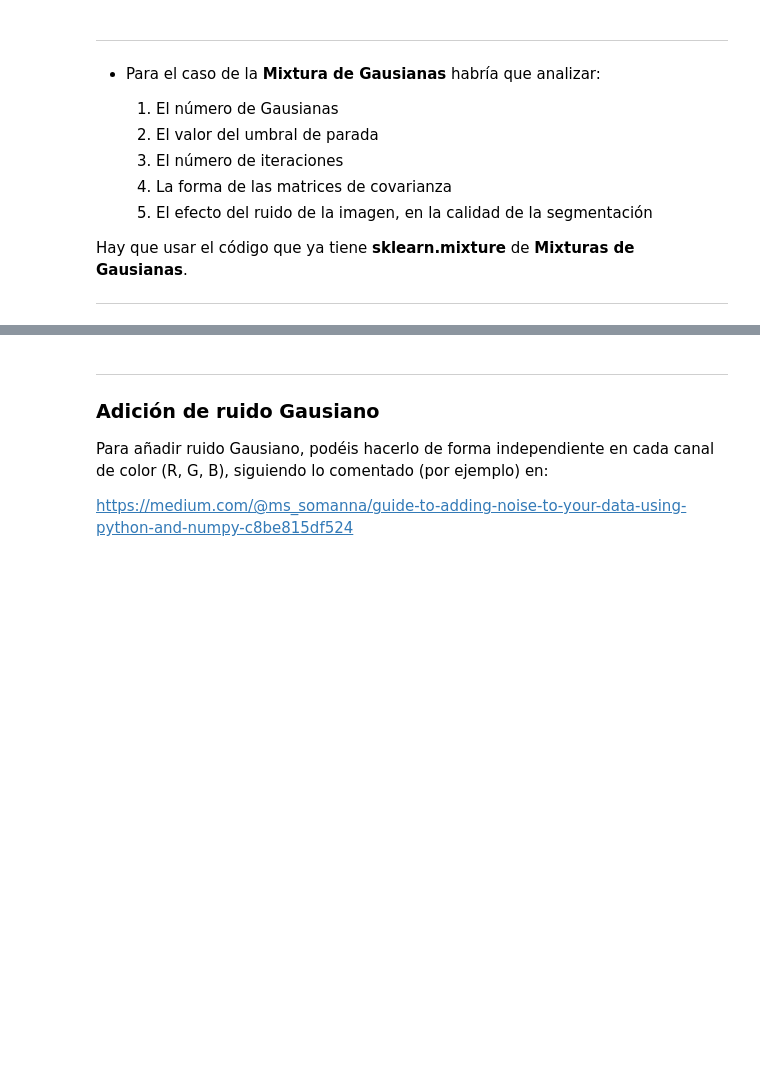
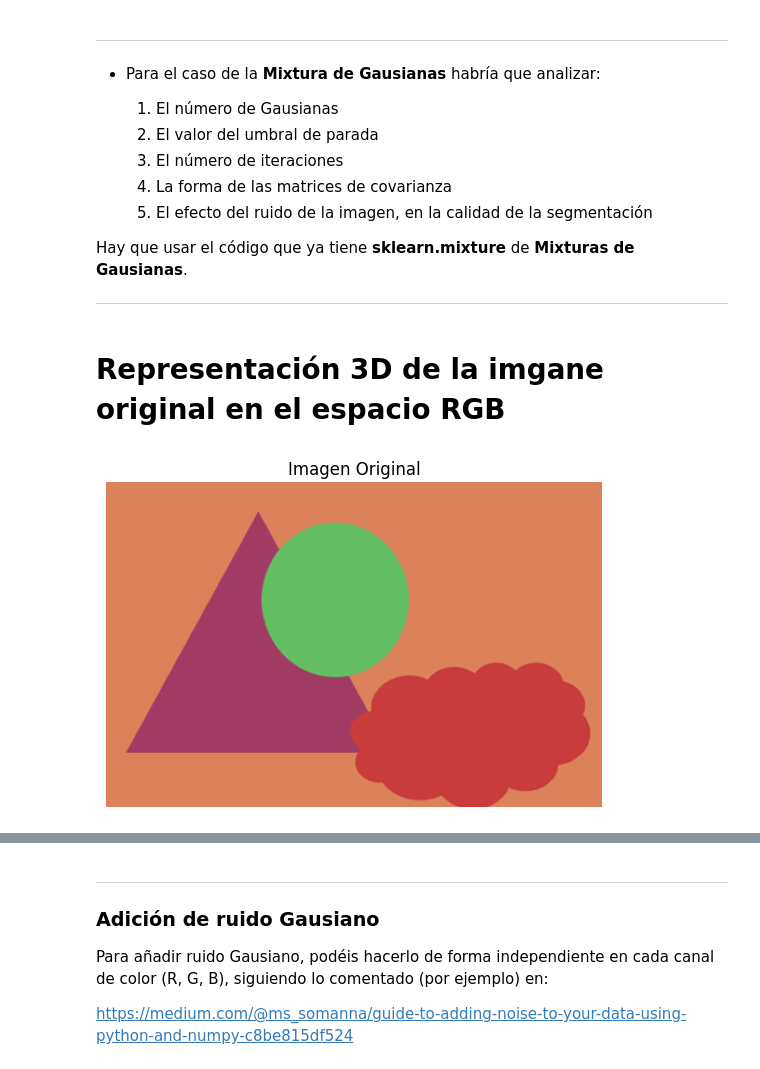
Before and after one commit to Urbii22/Sistemas-Inteligentes, a Jupyter notebook: Practica3-EM-SegmentacionImagenes-VEstudiantes-Curso-2024-2025/Practica3-EM-Sistemas-Inteligentes-VEstudiantes-Curso-2024-2025.ipynb, the cells around one changed output, grey strips where cells are left out. Drawn from its saved outputs; the diff is of its cells as text; code cells hidden in the pictures; blank space fills up the shorter version.

Commit message:
Avanzadas cosas, no funcian los colores del espacio RGB y falta comentar resultados cuando funcione

```diff
--- a/Practica3-EM-SegmentacionImagenes-VEstudiantes-Curso-2024-2025/Practica3-EM-Sistemas-Inteligentes-VEstudiantes-Curso-2024-2025.ipynb
+++ b/Practica3-EM-SegmentacionImagenes-VEstudiantes-Curso-2024-2025/Practica3-EM-Sistemas-Inteligentes-VEstudiantes-Curso-2024-2025.ipynb
@@ -78,3 +78,5 @@ Podemos considerar: $\epsilon_{1}=\epsilon_{2}=\epsilon$
 Hay que usar el código que ya tiene **sklearn.mixture** de **Mixturas de Gausianas**.
 
 ---
+# %% [markdown]
+# Representación 3D de la imgane original en el espacio RGB
@@ -80,0 +87,12 @@ Hay que usar el código que ya tiene **sklearn.mixture** de **Mixturas de Gausia
+# %%
+# Cargar la imagen proporcionada
+image_path = './Imagen-4Grupos-SinRuido-7Nov2024.png'
+image = Image.open(image_path)
+# %%
+# Mostrar la imagen original
+plt.imshow(image)
+plt.title("Imagen Original")
+plt.axis("off")
+plt.show()
+# %% [output]
+[figure, added]
```
Also changed, not shown: parts of 17 cells of this notebook, 1 other file.
